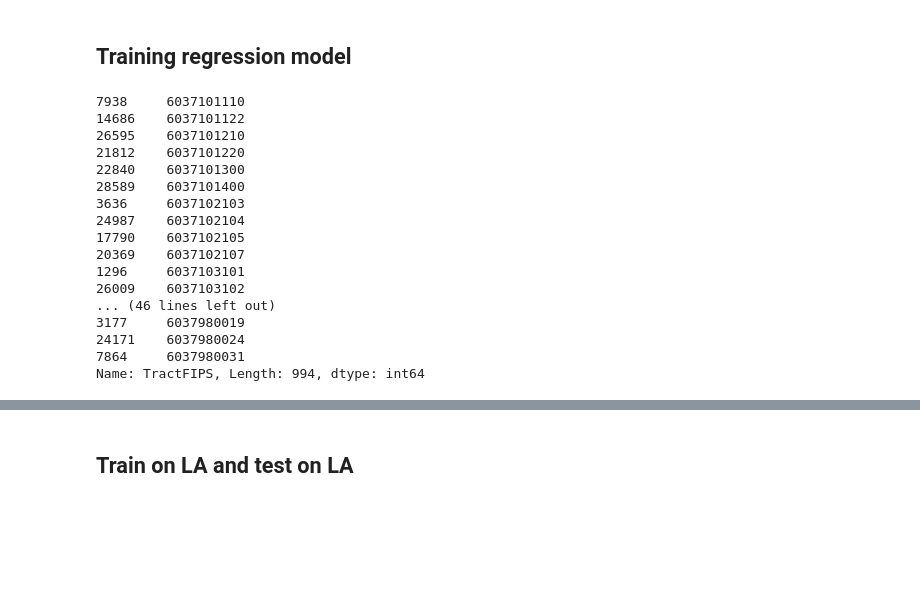
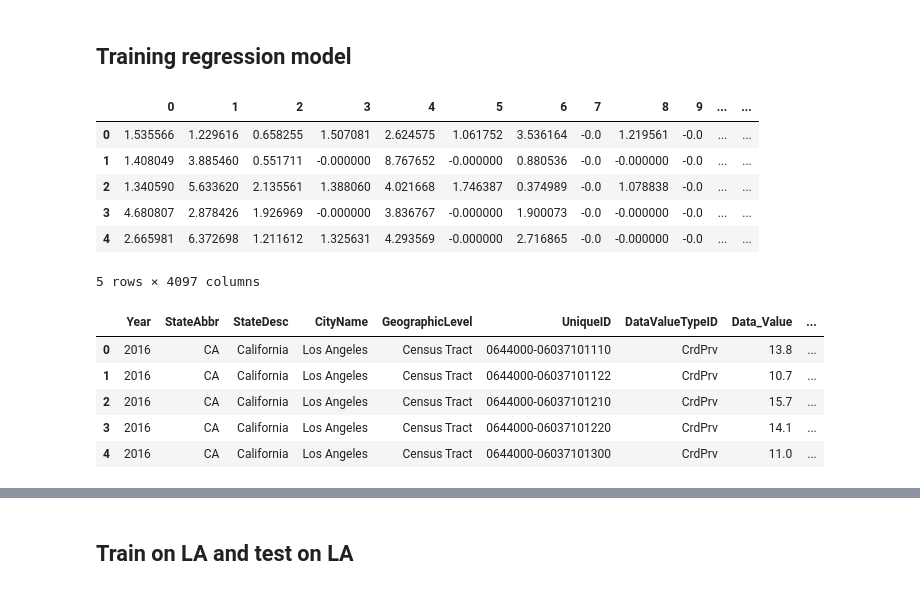
Before and after one commit to j-csc/Deep-Learning-For-Mental-Health, a Jupyter notebook: Models.ipynb, the cells around one changed output, grey strips where cells are left out. Saved outputs shown, nothing was run; the diff lists cells and outputs as text; code cells hidden in the pictures; blank space fills up the shorter version.

```diff
--- a/Models.ipynb
+++ b/Models.ipynb
@@ -196,24 +150,23 @@ X = pd.DataFrame.from_csv('la_vgg.csv').sort_values(by=['TractFIPS']).reset_inde
+# %%
+X.head()
+# %% [output]
+|  | 0 | 1 | 2 | 3 | 4 | 5 | 6 | 7 | 8 | 9 | ... | ... |
+| 0 | 1.535566 | 1.229616 | 0.658255 | 1.507081 | 2.624575 | 1.061752 | 3.536164 | -0.0 | 1.219561 | -0.0 | ... | ... |
+| 1 | 1.408049 | 3.885460 | 0.551711 | -0.000000 | 8.767652 | -0.000000 | 0.880536 | -0.0 | -0.000000 | -0.0 | ... | ... |
+| 2 | 1.340590 | 5.633620 | 2.135561 | 1.388060 | 4.021668 | 1.746387 | 0.374989 | -0.0 | 1.078838 | -0.0 | ... | ... |
+| 3 | 4.680807 | 2.878426 | 1.926969 | -0.000000 | 3.836767 | -0.000000 | 1.900073 | -0.0 | -0.000000 | -0.0 | ... | ... |
+| 4 | 2.665981 | 6.372698 | 1.211612 | 1.325631 | 4.293569 | -0.000000 | 2.716865 | -0.0 | -0.000000 | -0.0 | ... | ... |
+5 rows × 4097 columns
 # %%
-target = la_df.sort_values(by="TractFIPS")
-target.TractFIPS
+target = la_df.sort_values(by="TractFIPS").reset_index().drop(["index"], axis=1)
+target.head()
 # %% [output]
-7938     6037101110
-14686    6037101122
-26595    6037101210
-21812    6037101220
-22840    6037101300
-28589    6037101400
-3636     6037102103
-24987    6037102104
-17790    6037102105
-20369    6037102107
-1296     6037103101
-26009    6037103102
-... (46 lines left out)
-3177     6037980019
-24171    6037980024
-7864     6037980031
-Name: TractFIPS, Length: 994, dtype: int64
+|  | Year | StateAbbr | StateDesc | CityName | GeographicLevel | UniqueID | DataValueTypeID | Data_Value | ... |
+| 0 | 2016 | CA | California | Los Angeles | Census Tract | 0644000-06037101110 | CrdPrv | 13.8 | ... |
+| 1 | 2016 | CA | California | Los Angeles | Census Tract | 0644000-06037101122 | CrdPrv | 10.7 | ... |
+| 2 | 2016 | CA | California | Los Angeles | Census Tract | 0644000-06037101210 | CrdPrv | 15.7 | ... |
+| 3 | 2016 | CA | California | Los Angeles | Census Tract | 0644000-06037101220 | CrdPrv | 14.1 | ... |
+| 4 | 2016 | CA | California | Los Angeles | Census Tract | 0644000-06037101300 | CrdPrv | 11.0 | ... |
 # %%
 # Check outstanding rows
 s = set(target['TractFIPS']).symmetric_difference(set(X['TractFIPS']))
```
Also changed, not shown: parts of 29 cells of this notebook, 4 other files.
